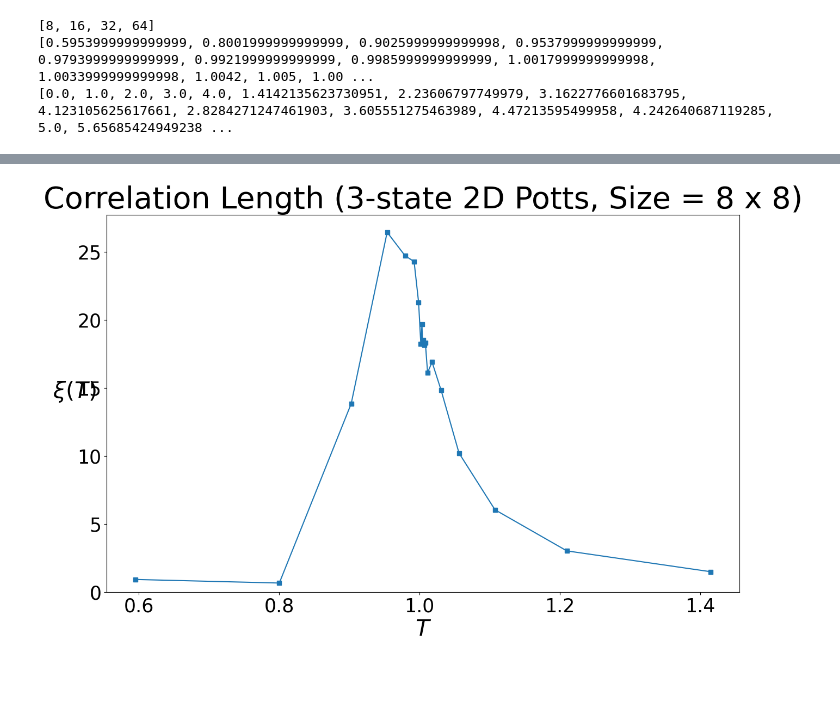
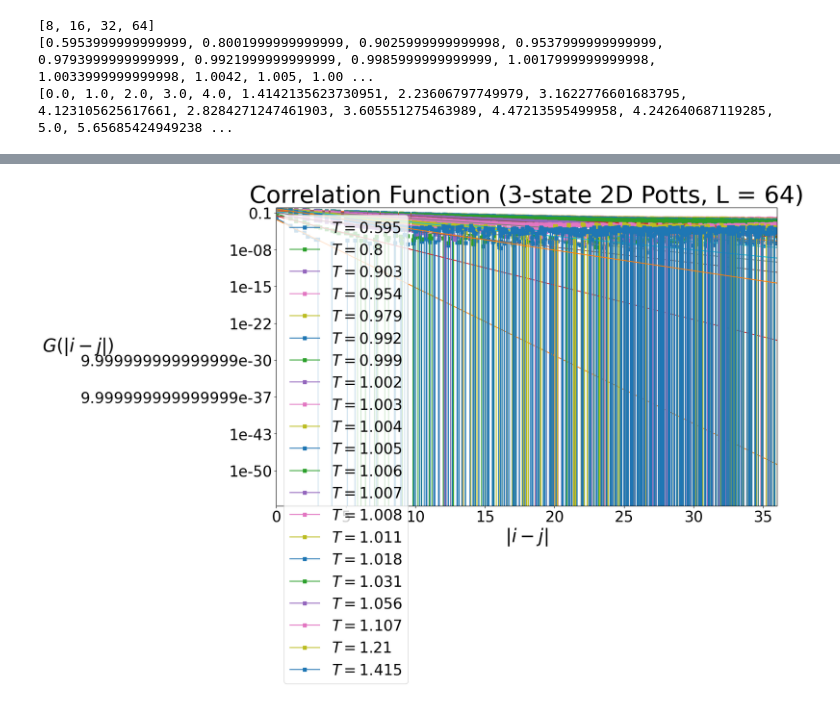
Before and after one commit to LEE-SungBin/potts, a Jupyter notebook: potts plot (corr).ipynb, the cells around one changed output, grey strips where cells are left out. Saved outputs shown, nothing was run; the diff lists cells and outputs as text; code cells hidden in the pictures; blank space fills up the shorter version.

```diff
--- a/potts plot (corr).ipynb
+++ b/potts plot (corr).ipynb
@@ -23,8 +23,6 @@ from sklearn.linear_model import LinearRegression
 from matplotlib.ticker import FuncFormatter
 import os
 # %%
-Tc = 1.005
-
 def Log_Setting(ax):
     for axis in [ax.xaxis, ax.yaxis]:
         axis.set_major_formatter(FuncFormatter(lambda y, _: '{:.16g}'.format(y)))
@@ -37,11 +35,12 @@ def Size_Print(Dimension, Size):
 
     # str += ")"
 
-    return str
+    # return str
+    return f"L = {Size}"
 
-LOCATION = '/mnt/d/Research/potts/fig'
+LOCATION = '/mnt/d/SNU/Research/potts/fig/'
 # %%
-file = open(os.path.join('/mnt/d/Research/potts/data', 'data potts (corr).txt'), "r")
+file = open(os.path.join('/mnt/d/SNU/Research/potts/data/', 'data potts (corr).txt'), "r")
 
 lines = file.readlines()
 Irreducible_State = []
@@ -111,7 +110,7 @@ fig, ax = plt.subplots(figsize = (15, 9))
 
 State = 3
 Dimension = 2
-Size = 8
+Size = 64
 
 q = Irreducible_State.index(State)
 D = Irreducible_Dimension.index(Dimension)
@@ -147,8 +146,8 @@ plt.show()
 Data = [[[[[0 for i in range(3)] for i in range(N_Temperature)] for _ in range(N_Size)] for i in range(N_Dimension)] for i in range(N_State)]
 Correlation_Temperature, Correlation_Length = [[[[] for _ in range(N_Size)] for i in range(N_Dimension)] for i in range(N_State)], [[[[] for _ in range(N_Size)] for i in range(N_Dimension)] for i in range(N_State)]
 
-From = 1
-To = 10
+D_From, D_To = 1, 10
+Corr_From, Corr_To = 0.00001, 1
 
 for i in range(N_State):
     for j in range(N_Dimension):
@@ -160,7 +159,7 @@ for i in range(N_State):
                     x, y = [], []
 
                     for m in range(np.size(Distance[i][j][k][l])):
-                        if(Distance[i][j][k][l][m] >= From and Distance[i][j][k][l][m] <= To and Correlation_Function[i][j][k][l][m] > 0):
+                        if(Distance[i][j][k][l][m] >= D_From and Distance[i][j][k][l][m] <= D_To and Correlation_Function[i][j][k][l][m] > Corr_From and Correlation_Function[i][j][k][l][m] < Corr_To):
                             x.append(Distance[i][j][k][l][m])
                             y.append(log(Correlation_Function[i][j][k][l][m]))
 
@@ -188,26 +242,43 @@ for i in range(N_State):
 # %%
 State = 3
 Dimension = 2
-Size = 8
+Size = 64
 q = Irreducible_State.index(State)
 D = Irreducible_Dimension.index(Dimension)
 N = Irreducible_Size.index(Size)
 
 fig, ax = plt.subplots(figsize = (15, 9))
 
-ax.plot(Correlation_Temperature[q][D][N], Correlation_Length[q][D][N], 's-')
+for i in range(N_Temperature):
+    Temperature = Irreducible_Temperature[i]
 
-ax.set_title(f"Correlation Length ({State}-state {Dimension}D Potts, {Size_Print(Dimension, Size)})", fontsize = 40)
+    if(np.size(Correlation_Function[q][D][N][i]) != 0):
+        def f(x):
+            return exp(Data[q][D][N][i][0] + Data[q][D][N][i][1] * x)
 
-ax.set_xlabel("$T$", fontsize = 30)
-ax.set_ylabel("$\\xi(T)$", fontsize = 30, rotation = 0)
+        x = np.linspace(0, 40, 100)
+        y = np.vectorize(f)
 
-ax.axis([None, None, 0, None])
+        ax.plot(Distance[q][D][N][i], Correlation_Function[q][D][N][i], 's-', label = f'$T = {round(Temperature, 3)}$')
+        ax.plot(x, y(x), '-')
+
+ax.set_title(f"Correlation Function ({State}-state {Dimension}D Potts, {Size_Print(Dimension, Size)})", fontsize = 40)
+
+ax.set_yscale('log')
+
+Log_Setting(ax)
+
+ax.set_xlabel("$|i-j|$", fontsize = 30)
+ax.set_ylabel("$G(|i-j|)$", fontsize = 30, rotation = 0)
+
+ax.axis([0, 36, None, 1])
 
 ax.tick_params(axis = 'both', labelsize = 25)
 
-fig.savefig(os.path.join(LOCATION, f'Correlation Length ({State}-state {Dimension}D Potts, {Size_Print(Dimension, Size)}).jpg'))
+ax.legend(fontsize=25, loc='best')
+
+fig.savefig(os.path.join(LOCATION, f'Correlation Function with Regression ({State}-state {Dimension}D Potts, {Size_Print(Dimension, Size)}).jpg'))
 
 plt.show()
 # %% [output]
-[figure, old version]
+[figure, new version]
```
Also changed, not shown: parts of 6 cells of this notebook, 47 other files.
